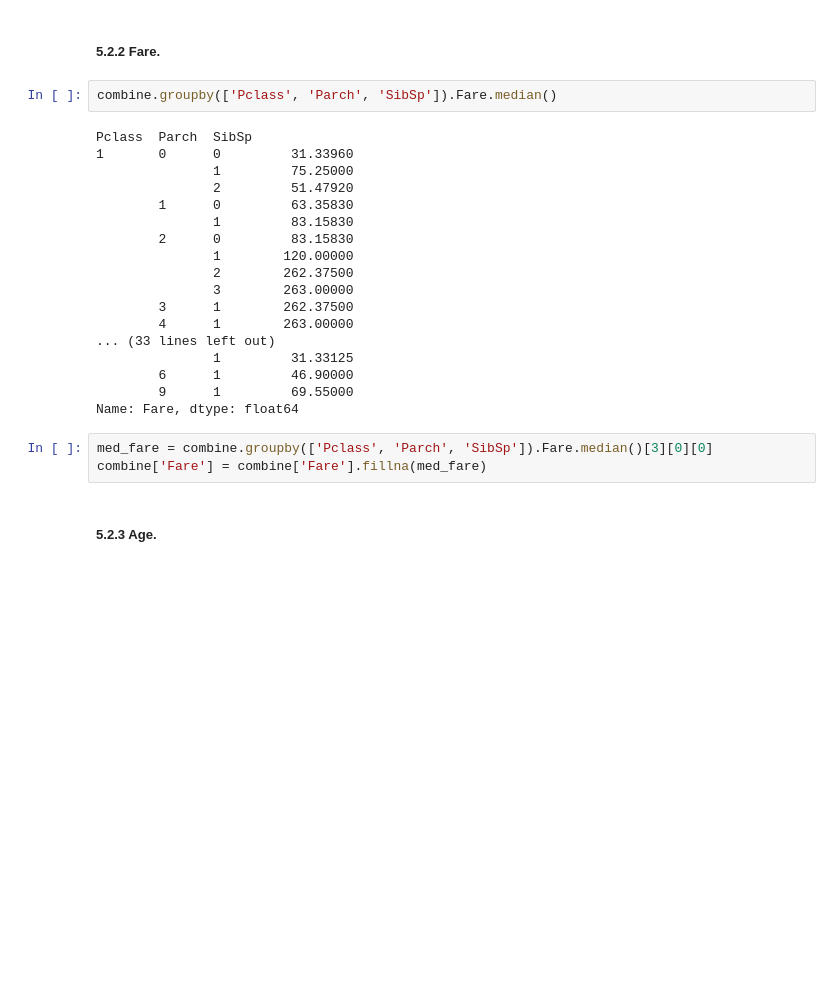
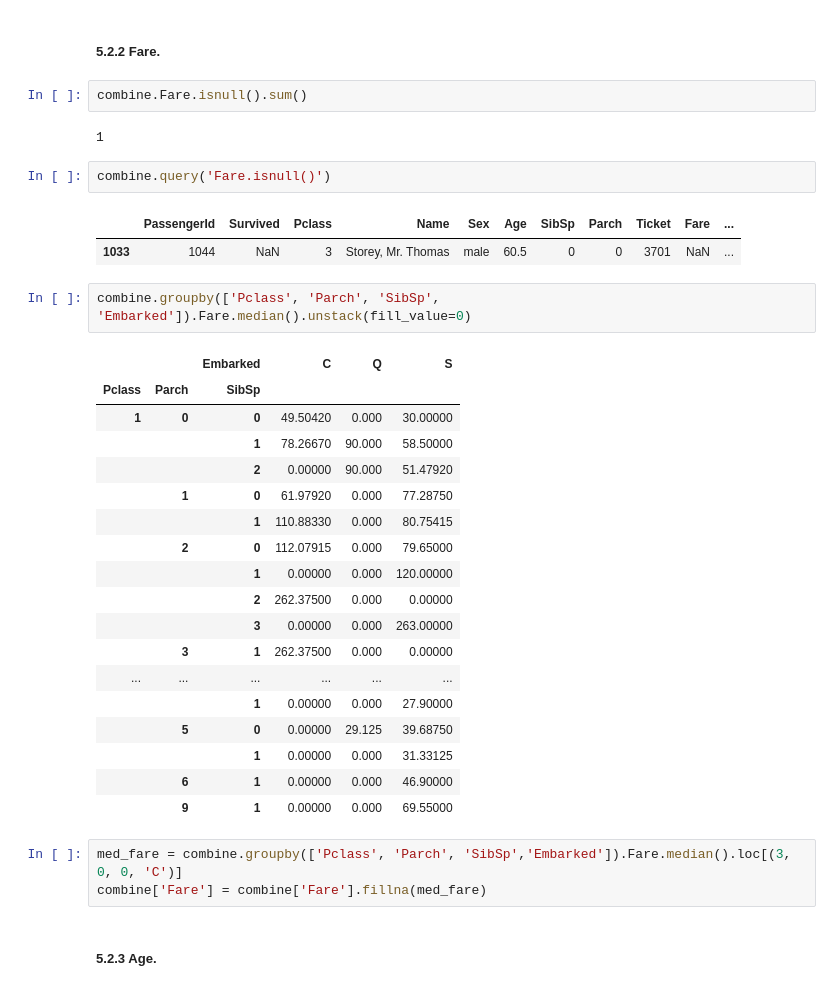
Before and after one commit to Fabiqula/Titanic_kaggle, a Jupyter notebook: main.ipynb, the cells around one changed output. Drawn from its saved outputs; the diff is of its cells as text; blank space fills up the shorter version.

```diff
--- a/main.ipynb
+++ b/main.ipynb
@@ -742,28 +819,38 @@ mode
 combine['Embarked'] = combine.Embarked.fillna(mode)
 # %% [markdown]
 ##### 5.2.2 Fare.
+# %%
+combine.Fare.isnull().sum()
+# %% [output]
+1
+# %%
+combine.query('Fare.isnull()')
+# %% [output]
+|  | PassengerId | Survived | Pclass | Name | Sex | Age | SibSp | Parch | Ticket | Fare | ... |
+| 1033 | 1044 | NaN | 3 | Storey, Mr. Thomas | male | 60.5 | 0 | 0 | 3701 | NaN | ... |
 # %%
-combine.groupby(['Pclass', 'Parch', 'SibSp']).Fare.median()
+combine.groupby(['Pclass', 'Parch', 'SibSp', 'Embarked']).Fare.median().unstack(fill_value=0)
 # %% [output]
-Pclass  Parch  SibSp
-1       0      0         31.33960
-               1         75.25000
-               2         51.47920
-        1      0         63.35830
-               1         83.15830
-        2      0         83.15830
-               1        120.00000
-               2        262.37500
-               3        263.00000
-        3      1        262.37500
-        4      1        263.00000
-... (33 lines left out)
-               1         31.33125
-        6      1         46.90000
-        9      1         69.55000
-Name: Fare, dtype: float64
+|  |  | Embarked | C | Q | S |
+| Pclass | Parch | SibSp |  |  |  |
+| 1 | 0 | 0 | 49.50420 | 0.000 | 30.00000 |
+|  |  | 1 | 78.26670 | 90.000 | 58.50000 |
+|  |  | 2 | 0.00000 | 90.000 | 51.47920 |
+|  | 1 | 0 | 61.97920 | 0.000 | 77.28750 |
+|  |  | 1 | 110.88330 | 0.000 | 80.75415 |
+|  | 2 | 0 | 112.07915 | 0.000 | 79.65000 |
+|  |  | 1 | 0.00000 | 0.000 | 120.00000 |
+|  |  | 2 | 262.37500 | 0.000 | 0.00000 |
+|  |  | 3 | 0.00000 | 0.000 | 263.00000 |
+|  | 3 | 1 | 262.37500 | 0.000 | 0.00000 |
+| ... | ... | ... | ... | ... | ... |
+|  |  | 1 | 0.00000 | 0.000 | 27.90000 |
+|  | 5 | 0 | 0.00000 | 29.125 | 39.68750 |
+|  |  | 1 | 0.00000 | 0.000 | 31.33125 |
+|  | 6 | 1 | 0.00000 | 0.000 | 46.90000 |
+|  | 9 | 1 | 0.00000 | 0.000 | 69.55000 |
 # %%
-med_fare = combine.groupby(['Pclass', 'Parch', 'SibSp']).Fare.median()[3][0][0]
+med_fare = combine.groupby(['Pclass', 'Parch', 'SibSp','Embarked']).Fare.median().loc[(3, 0, 0, 'C')]
 combine['Fare'] = combine['Fare'].fillna(med_fare)
 # %% [markdown]
 ##### 5.2.3 Age.
```
Also changed, not shown: parts of 112 cells of this notebook.
